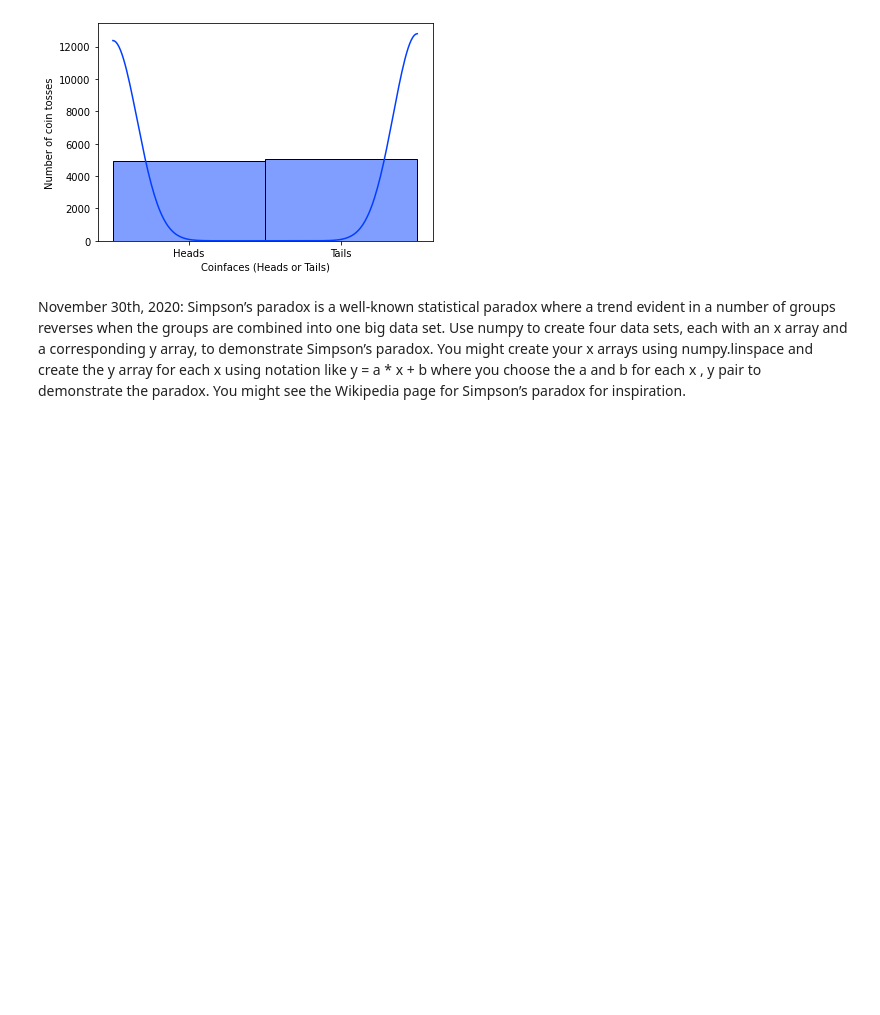
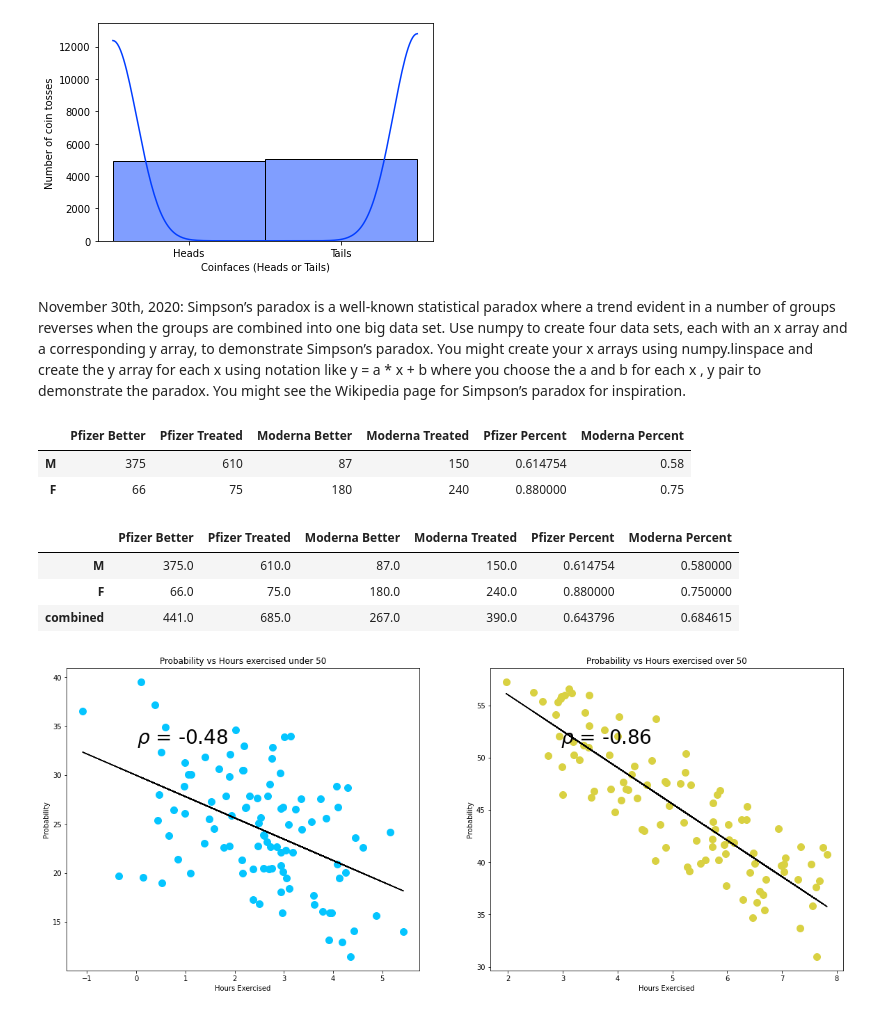
Before and after one commit to Keitho08/Fundamentals_2020, a Jupyter notebook: KeithBrazill_FundamentalsTasks_2020.ipynb, the cells around one changed output. Drawn from its saved outputs; the diff is of its cells as text; code cells hidden in the pictures; blank space fills up the shorter version.

```diff
--- a/KeithBrazill_FundamentalsTasks_2020.ipynb
+++ b/KeithBrazill_FundamentalsTasks_2020.ipynb
@@ -176,3 +176,74 @@ Text(0, 0.5, 'Number of coin tosses')
 [figure]
 # %% [markdown]
 November 30th, 2020: Simpson’s paradox is a well-known statistical paradox where a trend evident in a number of groups reverses when the groups are combined into one big data set. Use numpy to create four data sets, each with an x array and a corresponding y array, to demonstrate Simpson’s paradox. You might create your x arrays using numpy.linspace and create the y array for each x using notation like y = a * x + b where you choose the a and b for each x , y pair to demonstrate the paradox. You might see the Wikipedia page for Simpson’s paradox for inspiration.
+# %%
+import pandas as pd
+import numpy as np
+import matplotlib.pyplot as plt
+%matplotlib inline
+
+covidvacine = pd.DataFrame({'Pfizer Better': [375, 66], 'Pfizer Treated': [610, 75], 'Moderna Better': [87, 180], 'Moderna Treated': [150, 240]}, index = ["M", "F"])
+covidvacine['Pfizer Percent'] = covidvacine['Pfizer Better'] / covidvacine['Pfizer Treated']
+covidvacine['Moderna Percent'] = covidvacine['Moderna Better'] / covidvacine['Moderna Treated']
+covidvacine
+# %% [output]
+|  | Pfizer Better | Pfizer Treated | Moderna Better | Moderna Treated | Pfizer Percent | Moderna Percent |
+| M | 375 | 610 | 87 | 150 | 0.614754 | 0.58 |
+| F | 66 | 75 | 180 | 240 | 0.880000 | 0.75 |
+# %%
+covidvacine.loc['combined', :4] = list(covidvacine.iloc[:, :4].sum())
+covidvacine.loc['combined', 'Pfizer Percent'] = covidvacine.loc['combined', 'Pfizer Better'] / covidvacine.loc['combined', 'Pfizer Treated']
+covidvacine.loc['combined', 'Moderna Percent'] = covidvacine.loc['combined', 'Moderna Better'] / covidvacine.loc['combined', 'Moderna Treated']
+covidvacine
+# %% [output]
+|  | Pfizer Better | Pfizer Treated | Moderna Better | Moderna Treated | Pfizer Percent | Moderna Percent |
+| M | 375.0 | 610.0 | 87.0 | 150.0 | 0.614754 | 0.580000 |
+| F | 66.0 | 75.0 | 180.0 | 240.0 | 0.880000 | 0.750000 |
+| combined | 441.0 | 685.0 | 267.0 | 390.0 | 0.643796 | 0.684615 |
+# %%
+from numpy.polynomial.polynomial import polyfit
+
+n_samples = 100
+np.random.seed(42)
+ages = np.random.randint(20, 50, n_samples)
+hours = np.random.randint(1, 5, n_samples) + np.random.randn(n_samples)
+p = 12 + 0.5 * ages + -2.1 * hours + np.random.randn(n_samples) *  2
+under_50 = pd.DataFrame({'age': ages, 'Hours Exercised': hours, 'probability': p})
+
+n_samples = 100
+ages = np.random.randint(50, 85, n_samples)
+hours = np.random.randint(3, 8, n_samples) + np.random.randn(n_samples) * 0.5
+p = 40 + 0.32 * ages + -3.2 * hours + np.random.randn(n_samples)
+over_50 = pd.DataFrame({'age': ages, 'Hours Exercised': hours, 'probability': p})
+
+
+def plot_relationship(data, c, color, ax):
+    """Plot a scatter plot with linear fit"""
+    x, y = np.array(data[c]), np.array(data['probability'])
+    # Linear fit (polynomial of degree 1)
+    b, m = polyfit(x, y, 1)
+    # Plot scatterplot
+    data.plot(x = c, y = 'probability', c = color,
+              style = 'o', legend = None, ax = ax, ms = 10)
+    # Plot linear fit
+    ax.plot(x, m * x + b, '-', color = 'k');
+    if color == '#d9d142':
+        plt.title(f'Probability vs {c.capitalize()} over 50')
+    elif color == '#04c5ff':
+        plt.title(f'Probability vs {c.capitalize()} under 50')
+    else:
+        plt.title(f'Probability vs {c.capitalize()} Combined')
+    corr_coef = np.corrcoef(x, y)[0][1]
+    ax = plt.gca()
+    plt.ylabel('Probability');
+    plt.text(0.2, 0.75, r'$\rho$ = ' + f'{round(corr_coef, 2)}', fontsize = 28, color = 'k',
+             transform=ax.transAxes)
+
+
+plt.figure(figsize = (20, 8))
+ax = plt.subplot(1, 2, 1)
+plot_relationship(under_50, 'Hours Exercised', '#04c5ff', ax)
+ax = plt.subplot(1, 2, 2)
+plot_relationship(over_50, 'Hours Exercised', '#d9d142', ax)
+# %% [output]
+[figure, added]
```
Also changed, not shown: parts of 2 cells of this notebook.
